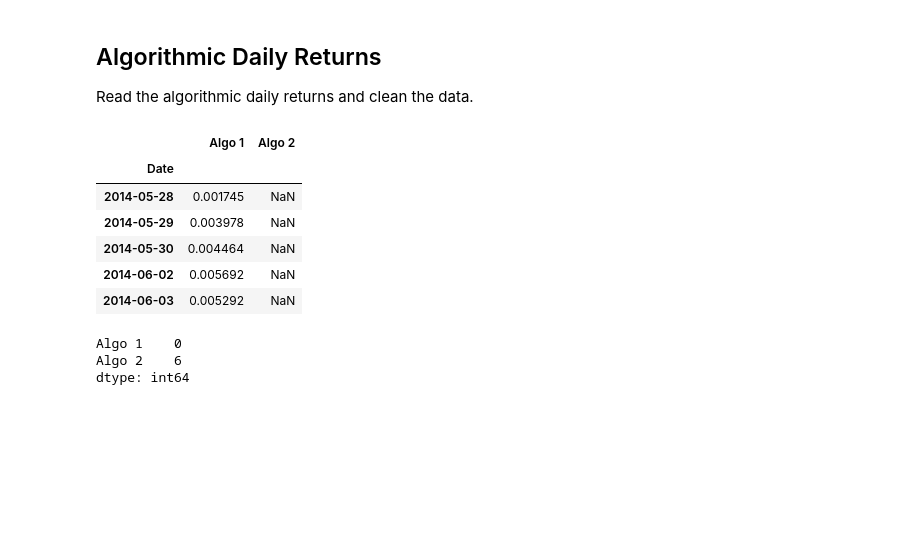
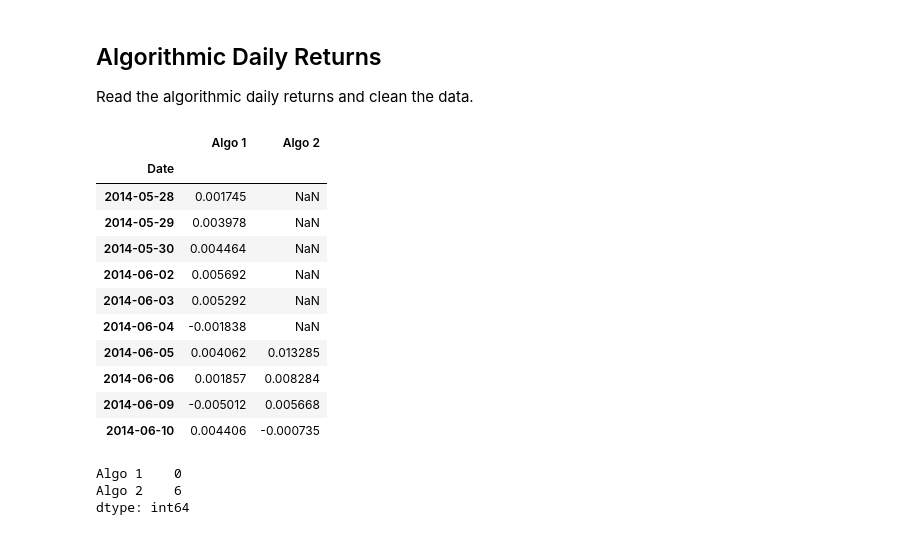
Before and after one commit to tyedem/Portfolio_Analysis, a Jupyter notebook: whale_analysis.ipynb, the cells around one changed output. Cells and saved outputs as stored; diff of their text form; code cells hidden in the pictures; blank space fills up the shorter version.

```diff
--- a/whale_analysis.ipynb
+++ b/whale_analysis.ipynb
@@ -63,18 +64,23 @@ whale_df.dropna(inplace=True)
 Read the algorithmic daily returns and clean the data.
 # %%
 # Reading algorithmic returns
-algo_df = pd.read_csv(algo_returns_path)
-algo_df.set_index(pd.to_datetime(algo_df['Date'], infer_datetime_format=True), inplace=True)
-algo_df.drop(columns=['Date'], inplace=True)
-algo_df.head()
+algo_df = pd.read_csv(algo_returns_path, index_col='Date', infer_datetime_format=True, parse_dates=True)
+#algo_df.set_index(pd.to_datetime(algo_df['Date'], infer_datetime_format=True), inplace=True)
+#algo_df.drop(columns=['Date'], inplace=True)
+algo_df.head(10)
 # %% [output]
 |  | Algo 1 | Algo 2 |
 | Date |  |  |
 | 2014-05-28 | 0.001745 | NaN |
 | 2014-05-29 | 0.003978 | NaN |
 | 2014-05-30 | 0.004464 | NaN |
 | 2014-06-02 | 0.005692 | NaN |
 | 2014-06-03 | 0.005292 | NaN |
+| 2014-06-04 | -0.001838 | NaN |
+| 2014-06-05 | 0.004062 | 0.013285 |
+| 2014-06-06 | 0.001857 | 0.008284 |
+| 2014-06-09 | -0.005012 | 0.005668 |
+| 2014-06-10 | 0.004406 | -0.000735 |
 # %%
 # Count nulls
 algo_df.isnull().sum()
```
Also changed, not shown: parts of 28 cells of this notebook, 1 other file.
